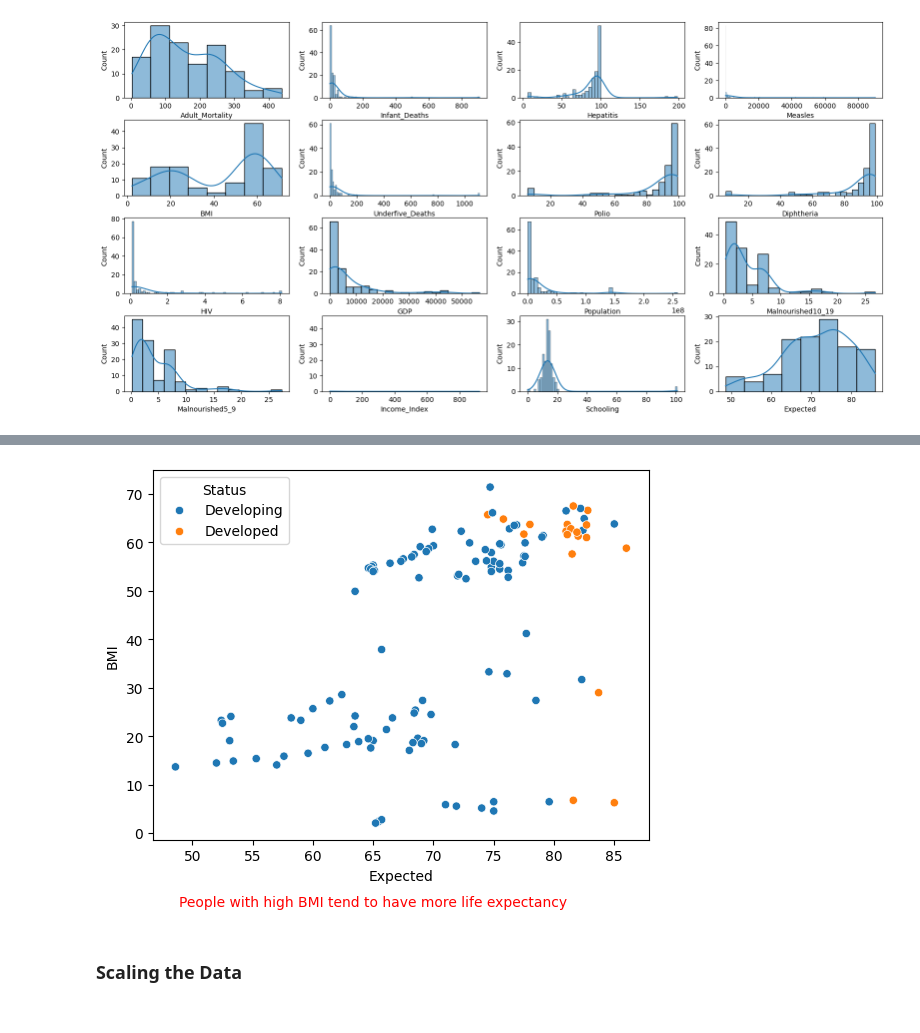
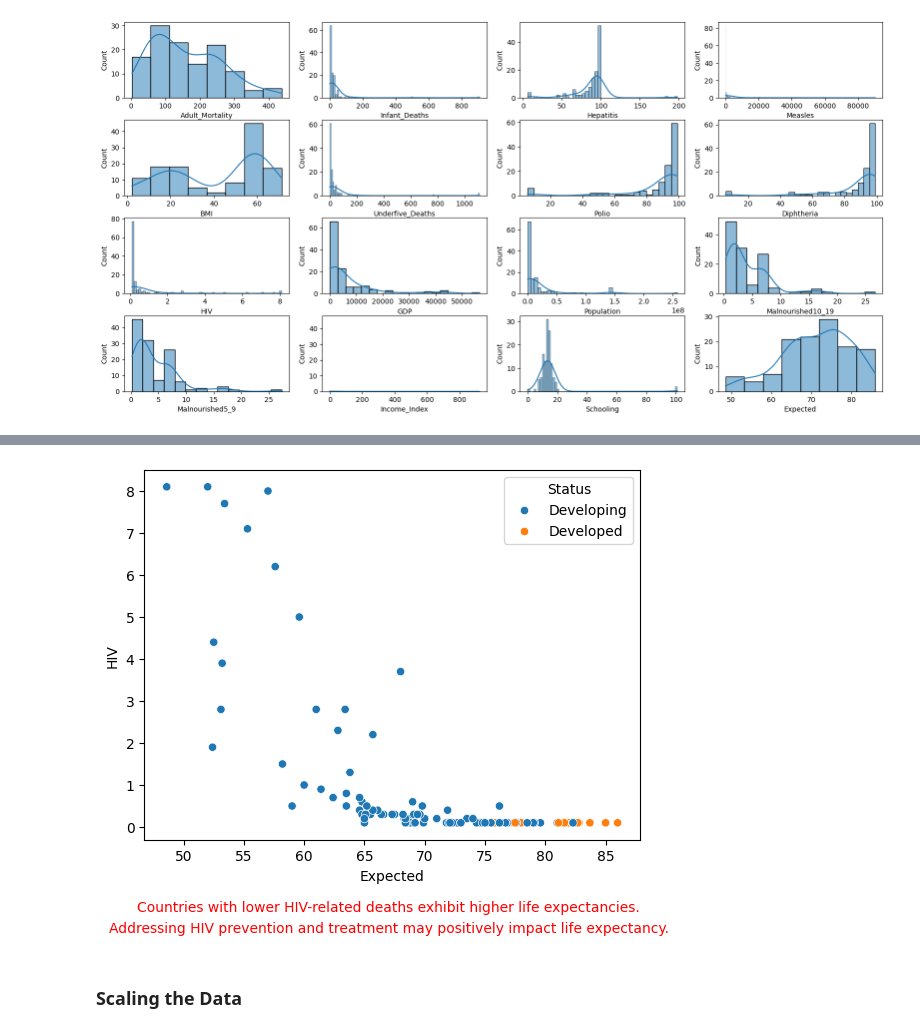
Before and after one commit to vinaykumargummadi/Data-Science-Projects, a Jupyter notebook: MicroProject and Assignment/VinayKumarG_Graded_assigment.ipynb, the cells around one changed output, grey strips where cells are left out. Drawn from its saved outputs; the diff is of its cells as text; code cells hidden in the pictures.

```diff
--- a/MicroProject and Assignment/VinayKumarG_Graded_assigment.ipynb
+++ b/MicroProject and Assignment/VinayKumarG_Graded_assigment.ipynb
@@ -196,9 +204,10 @@ for r in range(4):
 # %%
-sns.scatterplot(data=df, x='Expected', y='BMI', hue='Status')
-plt.text(65, -15, "People with high BMI tend to have more life expectancy", fontsize=10, color='red', ha='center')
+sns.scatterplot(data=df, x='Expected', y='HIV', hue='Status')
+plt.text(67, -2, "Countries with lower HIV-related deaths exhibit higher life expectancies.", fontsize=10, color='red', ha='center')
+plt.text(67, -2.5, "Addressing HIV prevention and treatment may positively impact life expectancy.", fontsize=10, color='red', ha='center')
 plt.show()
 # %% [output]
-[figure, old version]
+[figure, new version]
 # %% [markdown]
 ### Scaling the Data
 # %%
```
Also changed, not shown: parts of 9 cells of this notebook, 2 other files.
